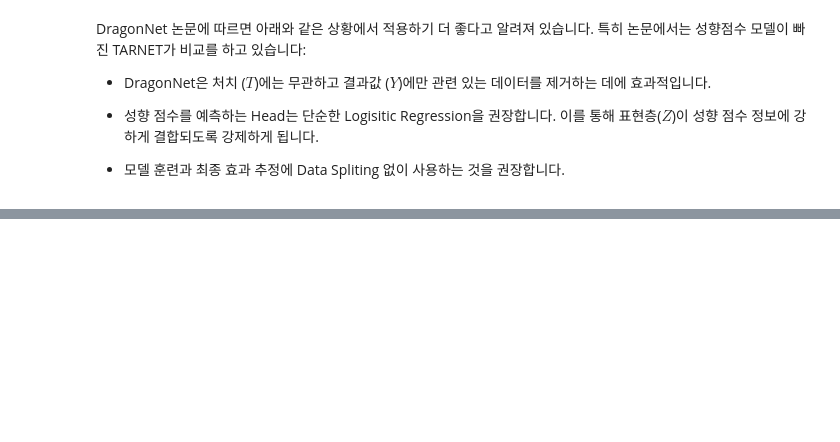
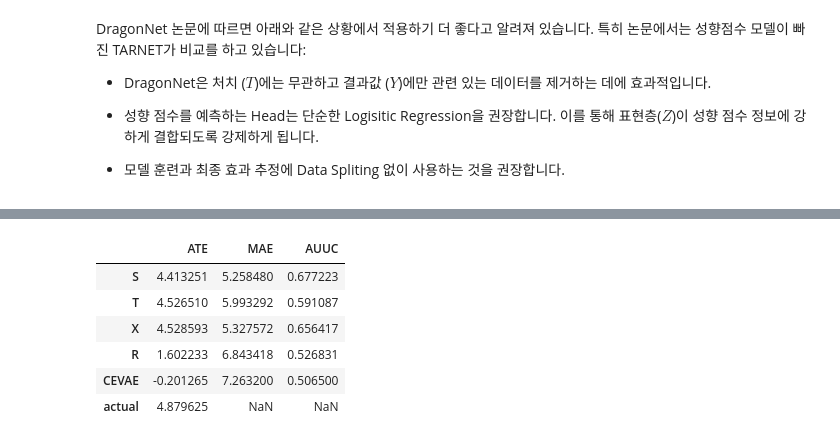
Before and after one commit to jhkimon/awesome-causal-inference-python, a Jupyter notebook: book/cate_and_policy/cate_with_nn.ipynb, the cells around one changed output, grey strips where cells are left out. Cells and saved outputs as stored; diff of their text form; code cells hidden in the pictures; blank space fills up the shorter version.

```diff
--- a/book/cate_and_policy/cate_with_nn.ipynb
+++ b/book/cate_and_policy/cate_with_nn.ipynb
@@ -196,0 +397,19 @@ DragonNet 논문에 따르면 아래와 같은 상황에서 적용하기 더 좋
+# %%
+df_result_val = pd.DataFrame([s_ite_val.mean(), t_ite_val.mean(), x_ite_val.mean(), r_ite_val.mean(), ate_val, tau_val.mean()],
+                              index=['S','T','X','R','CEVAE','actual'], columns=['ATE'])
+df_result_val['MAE'] = [
+    mean_absolute_error(t, tau_val.reshape(-1,1))
+    for t in [s_ite_val, t_ite_val, x_ite_val, r_ite_val, ite_val]
+] + [None]
+
+df_result_val['AUUC'] = auuc_score(df_preds_val)
+# %%
+df_result_val
+# %% [output]
+|  | ATE | MAE | AUUC |
+| S | 4.413251 | 5.258480 | 0.677223 |
+| T | 4.526510 | 5.993292 | 0.591087 |
+| X | 4.528593 | 5.327572 | 0.656417 |
+| R | 1.602233 | 6.843418 | 0.526831 |
+| CEVAE | -0.201265 | 7.263200 | 0.506500 |
+| actual | 4.879625 | NaN | NaN |
```
Also changed, not shown: parts of 31 cells of this notebook, 11 other files.
